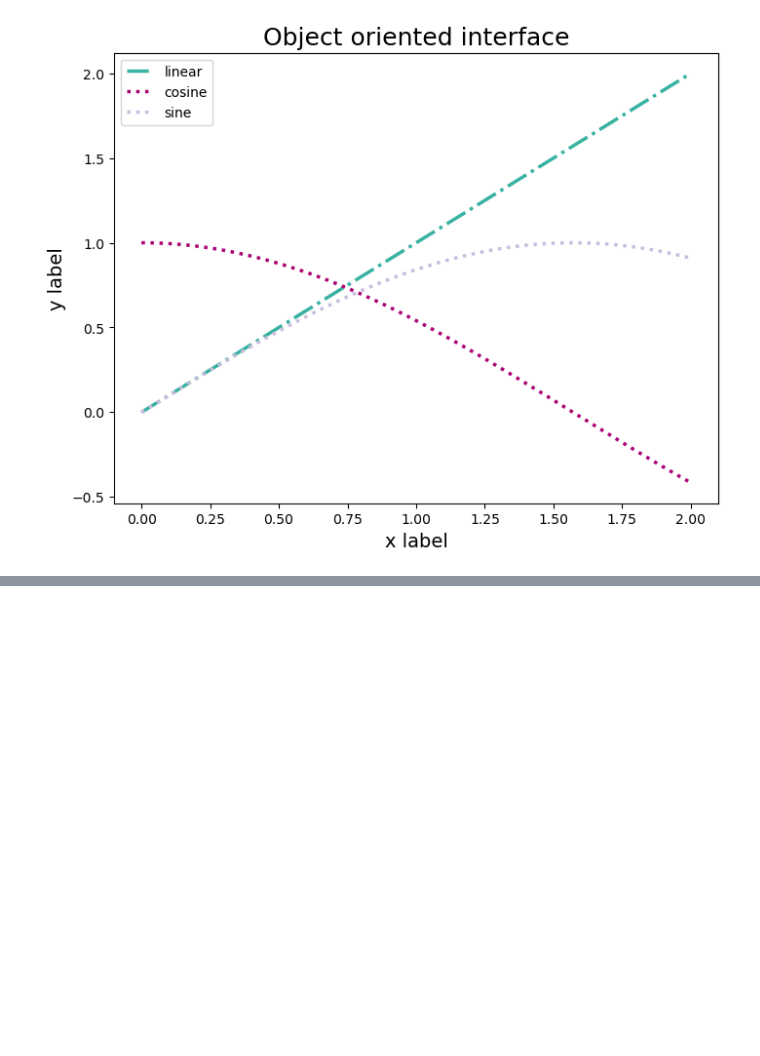
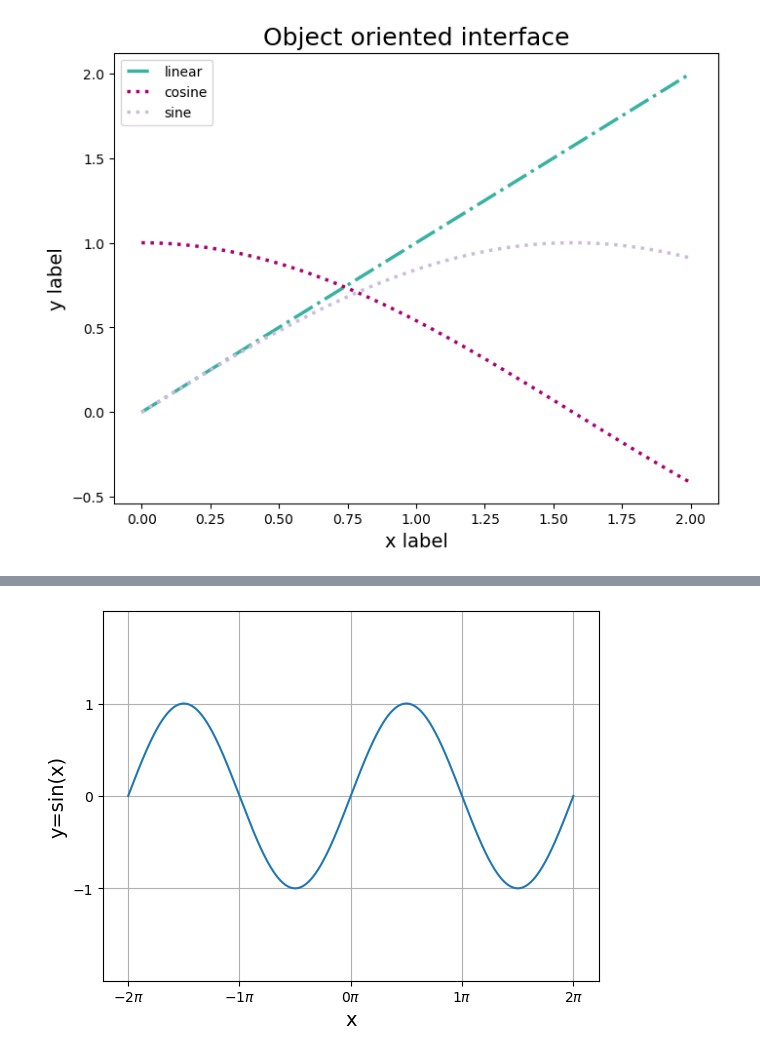
Before and after one commit to Michal-Radomski/Python-Data-Visualization, a Jupyter notebook: 01 Data Visualization/01_Matplotlib/example_1.ipynb, the cells around one changed output, grey strips where cells are left out. Saved outputs shown, nothing was run; the diff lists cells and outputs as text; code cells hidden in the pictures; blank space fills up the shorter version.

```diff
--- a/01 Data Visualization/01_Matplotlib/example_1.ipynb
+++ b/01 Data Visualization/01_Matplotlib/example_1.ipynb
@@ -63,0 +95,21 @@ ax.legend(loc="upper left")
+# %%
+from matplotlib.ticker import FuncFormatter
+# print(FuncFormatter)
+
+def formatter(x, pos):
+    return "${:1.0f}\\pi$".format(x/np.pi)
+
+form = FuncFormatter(formatter)
+
+x = np.linspace(-2*np.pi, 2*np.pi, 1000)
+plt.plot(x, np.sin(x))
+plt.xlim(-7, 7)
+plt.ylim(-2, 2)
+plt.xticks([-2*np.pi, -np.pi, 0, np.pi, 2*np.pi])
+plt.yticks([-1,0,1])
+plt.grid(True)
+plt.xlabel("x", size=14)
+plt.ylabel("y=sin(x)", size=14)
+plt.gca().xaxis.set_major_formatter(form)
+# %% [output]
+[figure, added]
```
Also changed, not shown: parts of 4 cells of this notebook.
